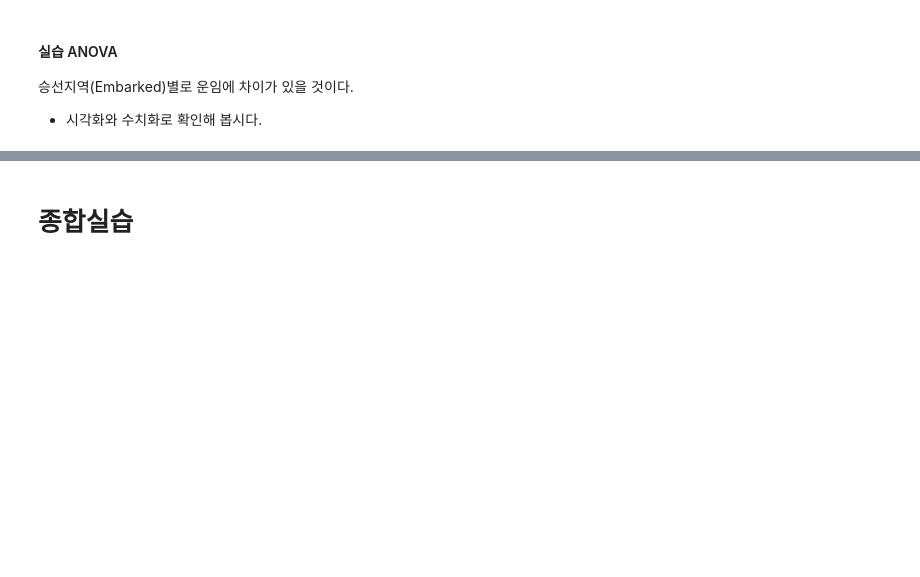
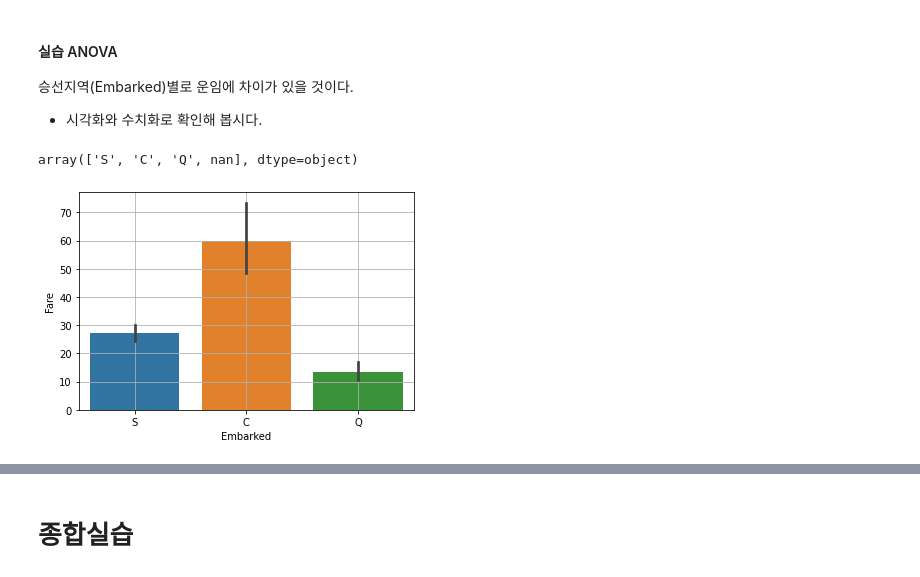
Before and after one commit to prefer100/ai_practice, a Jupyter notebook: 데이터분석/08과 이변량_범주 vs 숫자.ipynb, the cells around one changed output, grey strips where cells are left out. Drawn from its saved outputs; the diff is of its cells as text; code cells hidden in the pictures; blank space fills up the shorter version.

```diff
--- a/데이터분석/08과 이변량_범주 vs 숫자.ipynb
+++ b/데이터분석/08과 이변량_범주 vs 숫자.ipynb
@@ -361,3 +478,13 @@ spst.f_oneway(P_1, P_2, P_3)
 
 승선지역(Embarked)별로 운임에 차이가 있을 것이다.
 * 시각화와 수치화로 확인해 봅시다.
+# %%
+titanic['Embarked'].unique()
+# %% [output]
+array(['S', 'C', 'Q', nan], dtype=object)
+# %%
+sns.barplot(x='Embarked',y='Fare',data=titanic)
+plt.grid()
+plt.show()
+# %% [output]
+[figure, added]
```
Also changed, not shown: parts of 52 cells of this notebook, 3 other files.
